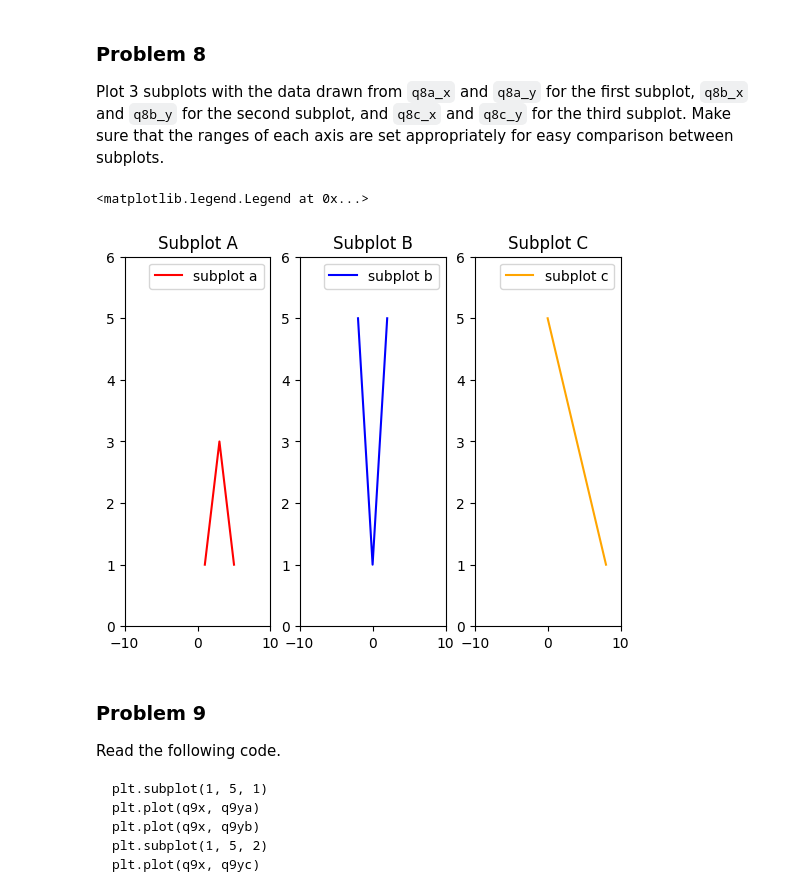
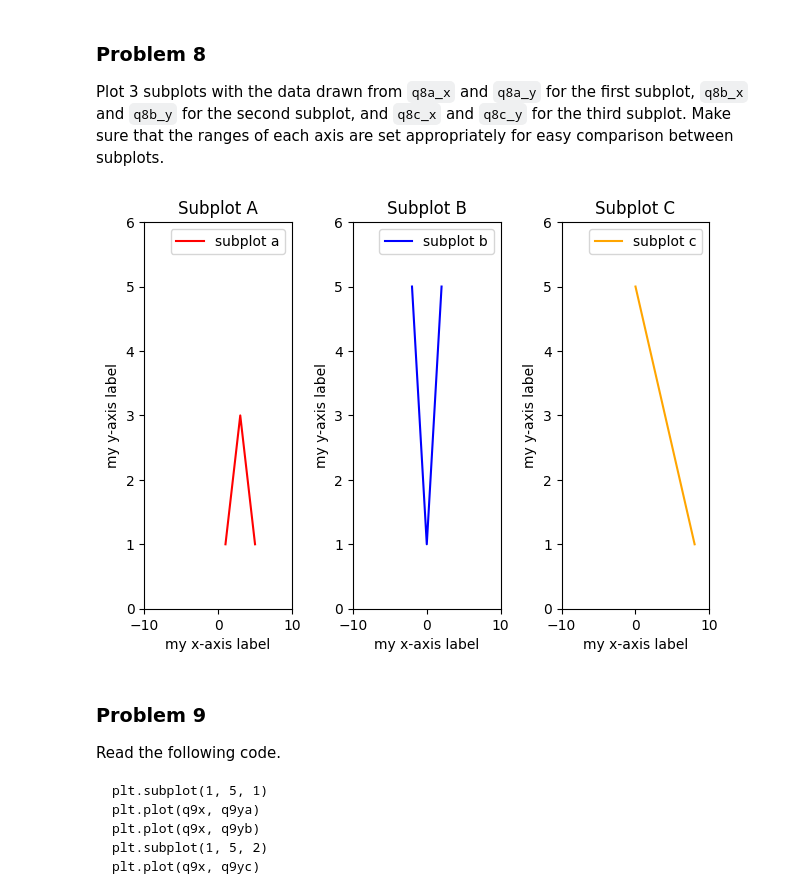
Before and after one commit to tware5-star/dx602-homework-05, a Jupyter notebook: homework.ipynb, the cells around one changed output. Saved outputs shown, nothing was run; the diff lists cells and outputs as text; code cells hidden in the pictures.

Commit message:
adding labels and titles to p1-p20

```diff
--- a/homework.ipynb
+++ b/homework.ipynb
@@ -236,28 +248,34 @@ q8c_y = [5, 4, 3, 2, 1]
 # %%
 # YOUR CHANGES HERE
 
 
 plt.subplot(1,3,1)
 plt.plot(q8a_x,q8a_y,label="subplot a",color="red")
 plt.xlim(-10,10)
 plt.ylim(0,6)
+plt.xlabel('my x-axis label')
+plt.ylabel('my y-axis label')
 plt.title("Subplot A")
-plt.legend()
+plt.legend();
 plt.subplot(1,3,2)
 plt.plot(q8b_x,q8b_y,label="subplot b",color="blue")
 plt.xlim(-10,10)
 plt.ylim(0,6)
+plt.xlabel('my x-axis label')
+plt.ylabel('my y-axis label')
 plt.title("Subplot B")
-plt.legend()
+plt.legend();
 plt.subplot(1,3,3)
 plt.plot(q8c_x,q8c_y,label="subplot c",color="orange")
 plt.xlim(-10,10)
 plt.ylim(0,6)
+plt.xlabel('my x-axis label')
+plt.ylabel('my y-axis label')
 plt.title("Subplot C")
-plt.legend()
+plt.legend();
+plt.tight_layout(pad=1);
 # %% [output]
-<matplotlib.legend.Legend at 0x...>
-[figure, old version]
+[figure, new version]
 # %% [markdown]
 ### Problem 9
 
```
Also changed, not shown: parts of 20 cells of this notebook, 1 other file.
